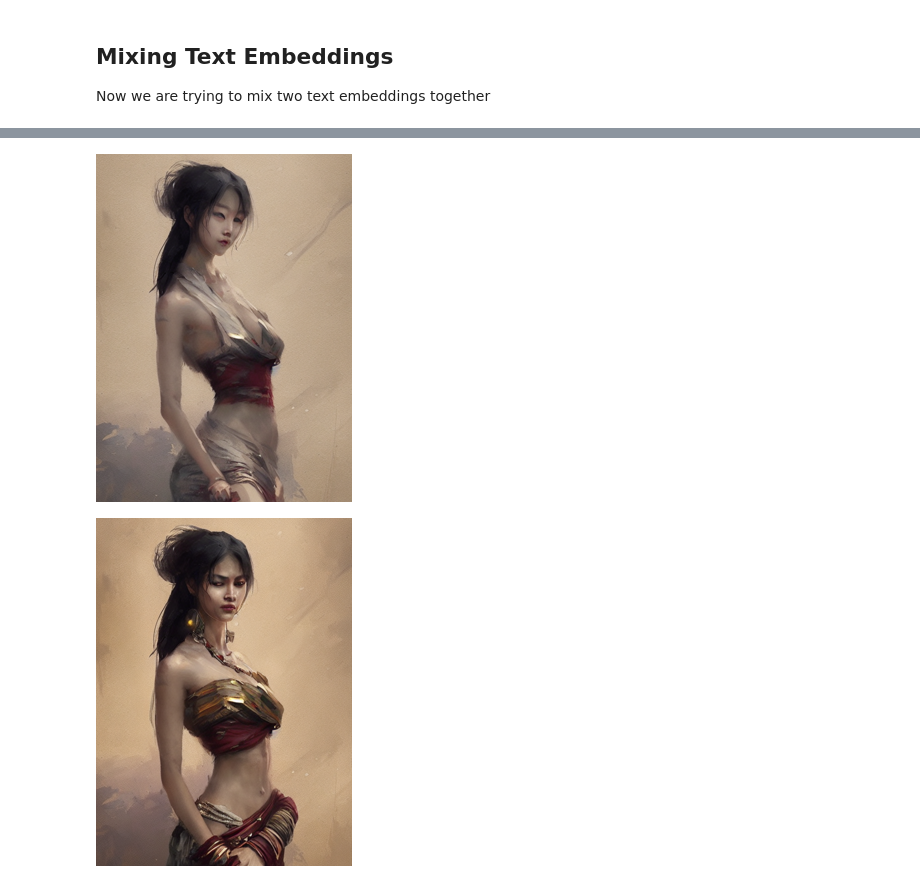
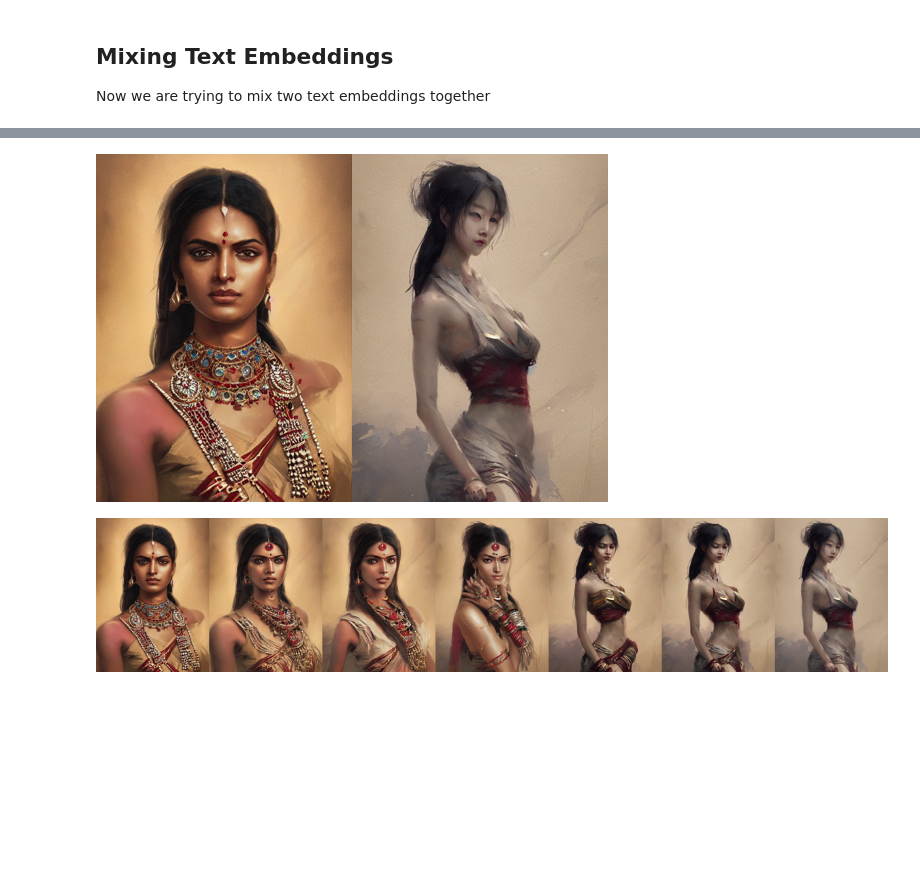
Before and after one commit to arunoda/adeep, a Jupyter notebook: sd-deepdive/05-text-embeddings.ipynb, the cells around one changed output, grey strips where cells are left out. Saved outputs shown, nothing was run; the diff lists cells and outputs as text; code cells hidden in the pictures; blank space fills up the shorter version.

Commit message:
Update text embeddings

```diff
--- a/sd-deepdive/05-text-embeddings.ipynb
+++ b/sd-deepdive/05-text-embeddings.ipynb
@@ -310,6 +310,14 @@ gen_with_text_embeddings(get_output_embeds(token_embs + pos_embs * 0.7), seed=23
 ## Mixing Text Embeddings
 
 Now we are trying to mix two text embeddings together
+# %%
+import math
+def __d(imgs, rows=1, resize_factor=1):
+    w,h = imgs[0].size
+    cols = math.ceil(len(imgs) / rows)
+    grid = Image.new('RGB', size=(cols*w, rows*h))
+    for i, img in enumerate(imgs): grid.paste(img, box=(i%cols*w, i//cols*h))
+    return grid.resize(((int)(grid.size[0] * resize_factor), (int)(grid.size[1] * resize_factor)))
 # %%
 def make_embeddings(prompt):
     token_info = tokenizer(prompt, truncation=True, padding="max_length", return_tensors="pt")
@@ -326,8 +332,16 @@ gen_with_text_embeddings(indian_embs, seed=23, height=700)
 # %%
-gen_with_text_embeddings(other_embs, seed=23, height=700)
+im_other = gen_with_text_embeddings(other_embs, seed=23, height=700)
-# %% [output]
-[figure, removed]
+# %%
+__d([im_indian, im_other])
+# %% [output]
+[figure, added]
+# %%
+mix_images = []
+for indian_pct in [1.0, 0.9, 0.8, 0.7, 0.5, 0.3, 0.0]:
+    other_pct = 1.0 - indian_pct
+    im_mix = gen_with_text_embeddings(indian_embs * indian_pct + other_embs * other_pct, seed=23, height=700)
+    mix_images.append(im_mix)
 # %%
-gen_with_text_embeddings(indian_embs * 0.5 + other_embs * 0.5, seed=23, height=700)
+__d(mix_images, resize_factor=0.65)
 # %% [output]
-[figure, old version]
+[figure, new version]
```
Also changed, not shown: parts of 6 cells of this notebook.
